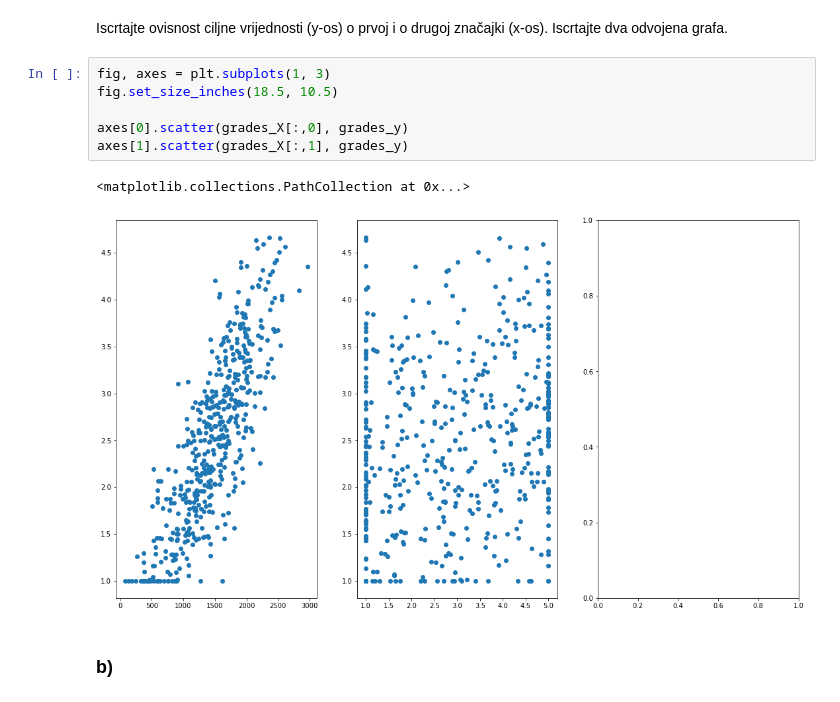
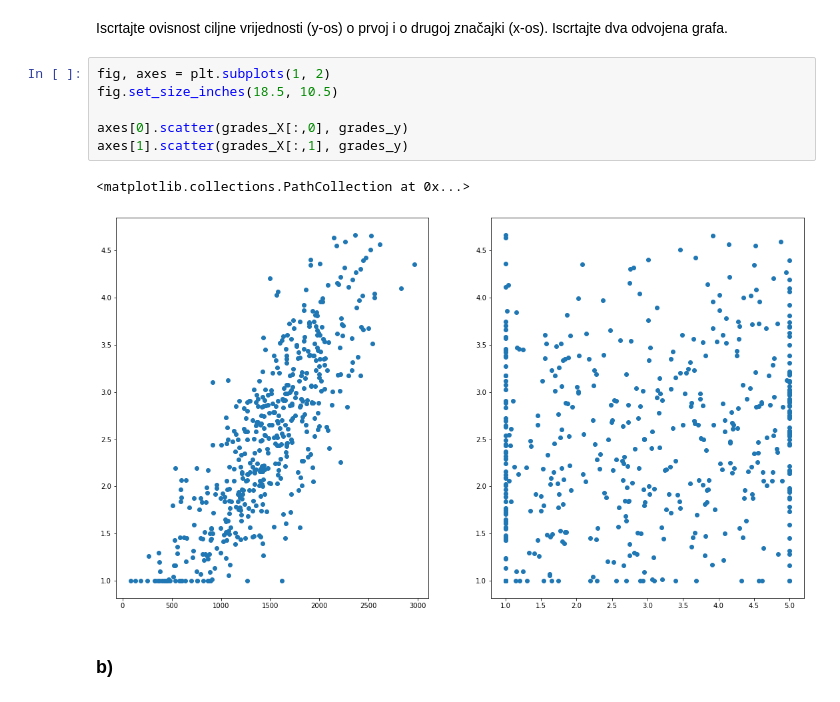
Before and after one commit to DominikSpiljak/Machine-Learning, a Jupyter notebook: SU-2020-LAB01-Regresija.ipynb, the cells around one changed output. Drawn from its saved outputs; the diff is of its cells as text.

```diff
--- a/SU-2020-LAB01-Regresija.ipynb
+++ b/SU-2020-LAB01-Regresija.ipynb
@@ -479,14 +514,14 @@ grades_y[grades_y > 5] = 5
 # %% [markdown]
 Iscrtajte ovisnost ciljne vrijednosti (y-os) o prvoj i o drugoj značajki (x-os). Iscrtajte dva odvojena grafa.
 # %%
-fig, axes = plt.subplots(1, 3)
+fig, axes = plt.subplots(1, 2)
 fig.set_size_inches(18.5, 10.5)
 
 axes[0].scatter(grades_X[:,0], grades_y)
 axes[1].scatter(grades_X[:,1], grades_y)
 # %% [output]
 <matplotlib.collections.PathCollection at 0x...>
-[figure, old version]
+[figure, new version]
 # %% [markdown]
 ### b)
 # %% [markdown]
```
Also changed, not shown: parts of 19 cells of this notebook.
